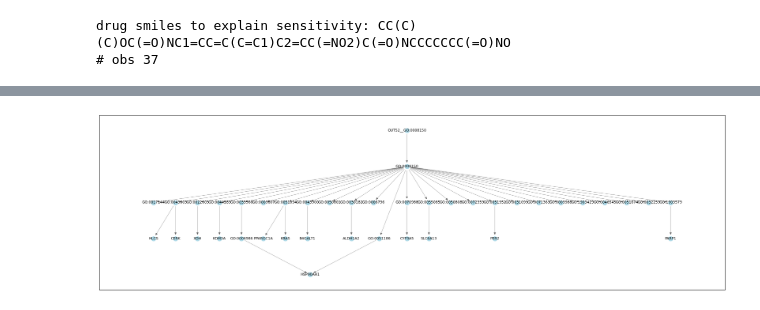
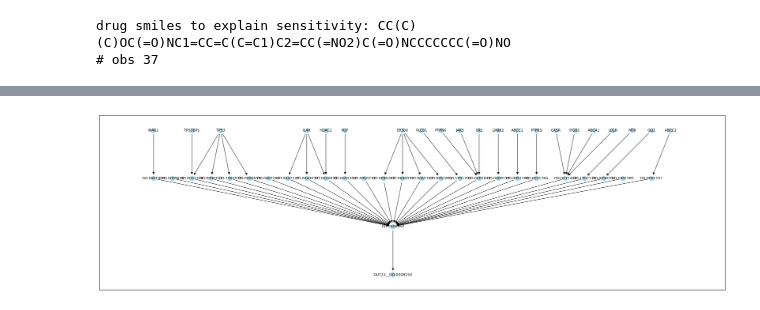
Before and after one commit to nathanieljevans/GSNN, a Jupyter notebook: docs/tutorials/09_drugcell_implementation.ipynb, the cells around one changed output, grey strips where cells are left out. Drawn from its saved outputs; the diff is of its cells as text; code cells hidden in the pictures.

```diff
--- a/docs/tutorials/09_drugcell_implementation.ipynb
+++ b/docs/tutorials/09_drugcell_implementation.ipynb
@@ -125,2 +124,0 @@ val_loader = torch.utils.data.DataLoader(val_dataset, batch_size=128, shuffle=Fa
-# %%
-x_cell, x_drug, y = next(iter(train_loader))
@@ -165,9 +147,9 @@ class DrugCell(torch.nn.Module):
 gsnn_kwargs = {'edge_index_dict':data.edge_index_dict,
                'node_names_dict':data.node_names_dict,
                'channels':5,
-               'layers':5,
+               'layers':4,
                'dropout':0.05,
-               'share_layers':False,
+               'share_layers':True,
                'add_function_self_edges':True,
                'norm':'batch',
                'init':'kaiming',
@@ -181,13 +163,13 @@ nn_kwargs = {'in_channels':1024,
              'dropout':0.05,
              'nonlin':torch.nn.ELU,
              'out':None,
-             'norm':torch.nn.LayerNorm}
+             'norm':torch.nn.BatchNorm1d}
 
 device = torch.device('cuda' if torch.cuda.is_available() else 'cpu')
 
 model = DrugCell(gsnn_kwargs, nn_kwargs).to(device)
 
-optim = torch.optim.Adam(model.parameters(), lr=1e-3, weight_decay=1e-5)
+optim = torch.optim.AdamW(model.parameters(), lr=1e-3, weight_decay=1e-2)
 crit = torch.nn.MSELoss()
 # %%
 
@@ -213,22 +195,24 @@ for epoch in range(25):
     torch.cuda.empty_cache()
 
     model.eval()
-    val_loss = 0 ; val_r2 = 0
+    val_loss = 0 ; val_r2 = 0 ; val_sr = 0
     with torch.no_grad():
         for x_cell, x_drug, y in val_loader:
             yhat = model(x_cell.to(device), x_drug.to(device))
             loss = crit(yhat.squeeze(), y.to(device))
             val_loss += loss.item()
             val_r2 += r2_score(y.cpu().numpy().ravel(), yhat.cpu().numpy().ravel())
+            val_sr += spearmanr(y.cpu().numpy().ravel(), yhat.cpu().numpy().ravel())[0]
 
     train_loss /= len(train_loader)
     val_loss /= len(val_loader)
     val_r2 /= len(val_loader)
+    val_sr /= len(val_loader)
 
     # update and detach model state dict
     if val_loss < best_loss:
         best_loss = val_loss
         best_state_dict = {k:v.clone().detach().cpu() for k, v in model.state_dict().items()}
 
-    print(f'epoch: {epoch}, train_loss: {train_loss:.4f}, val_loss: {val_loss:.4f}, val_r2: {val_r2:.4f}')
+    print(f'epoch: {epoch}, train_loss: {train_loss:.4f}, val_loss: {val_loss:.4f}, val_r2: {val_r2:.4f}, val_sr: {val_sr:.4f}')
 # %% [output]
@@ -327,7 +322,7 @@ zy_corr_res.head()
 
 explainer = GSNNExplainer(gsnn, data, ignore_cuda=False, gumbel_softmax=True, hard=False, tau0=10, min_tau=0.5,
                             prior=5, iters=2000, lr=1e-2, weight_decay=0,
-                                    beta=5e-2, verbose=True, optimizer=torch.optim.Adam, free_edges=0)
+                                    beta=1e-2, verbose=True, optimizer=torch.optim.Adam, free_edges=0)
 
 res = explainer.explain(x_cell.to(device), targets=[zy_corr_res.ix.values[0]])
 
@@ -362,15 +357,21 @@ print('# edges with score > 0.5:', res[lambda x: x.score > 0.5].shape[0])
 # %%
 G = nx.from_pandas_edgelist(res[lambda x: x.score > 0.5], source='source', target='target', create_using=nx.DiGraph)
-G = G.reverse()
 
+# remove nodes that are not a descendent of a gene node (leftovers from thresholding)
+n = set()
+for g in input_nodes:
+    n.update(nx.descendants(G, g))
+G = G.subgraph(n).copy()
+
+# use heiarchichal "dot" layout
 H = nx.convert_node_labels_to_integers(G, label_attribute="node_label")
 H_layout = nx.nx_pydot.pydot_layout(H, prog="dot")
 pos = {H.nodes[n]["node_label"]: p for n, p in H_layout.items()}
 
-plt.figure(figsize=(25,7))
-nx.draw_networkx_edges(G, pos, width=0.5, alpha=0.5)
+plt.figure(figsize=(20,10))
+nx.draw_networkx_edges(G, pos, width=1.0, alpha=0.75)
 nx.draw_networkx_nodes(G, pos, node_size=100, node_color='lightblue')
 nx.draw_networkx_labels(G, pos, font_size=8)
 plt.show()
 # %% [output]
-[figure, old version]
+[figure, new version]
```
Also changed, not shown: parts of 9 cells of this notebook.
